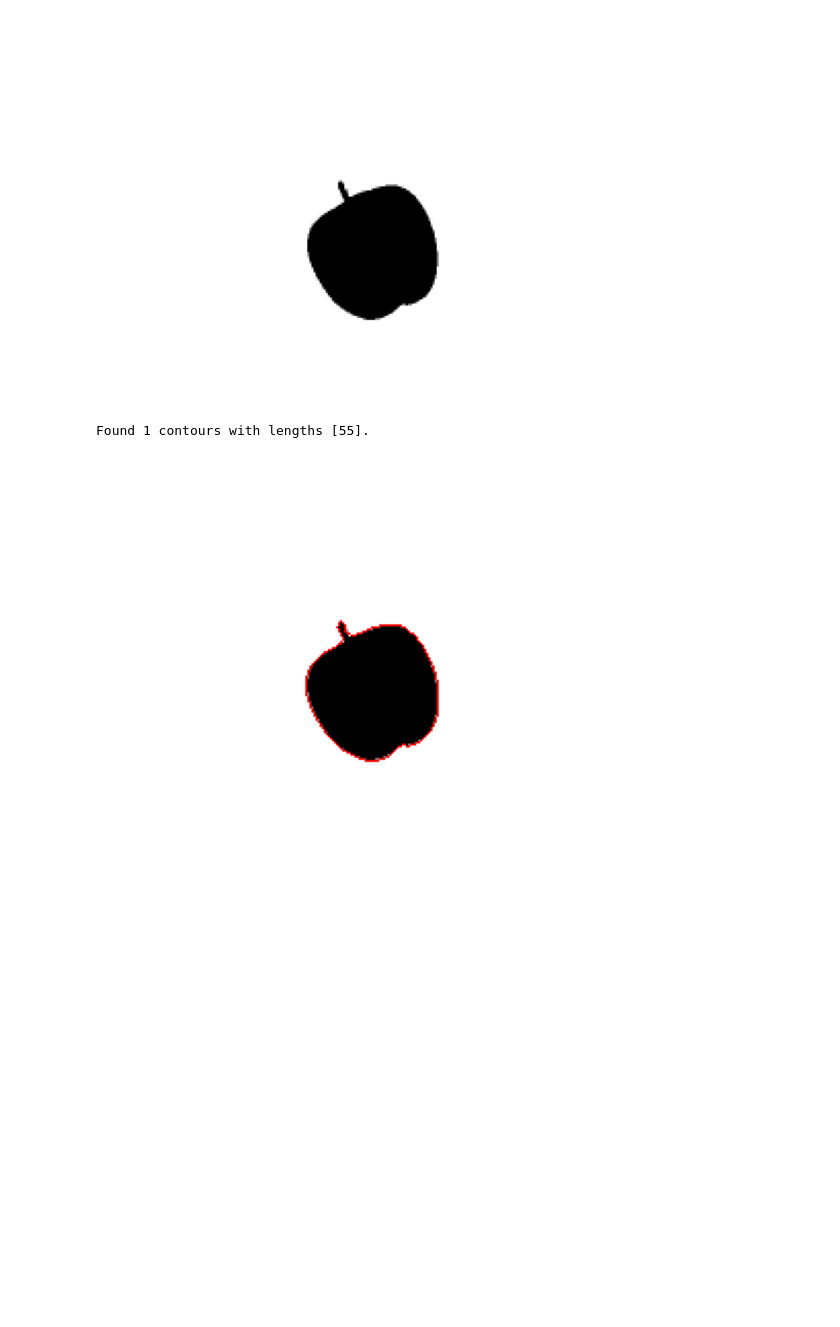
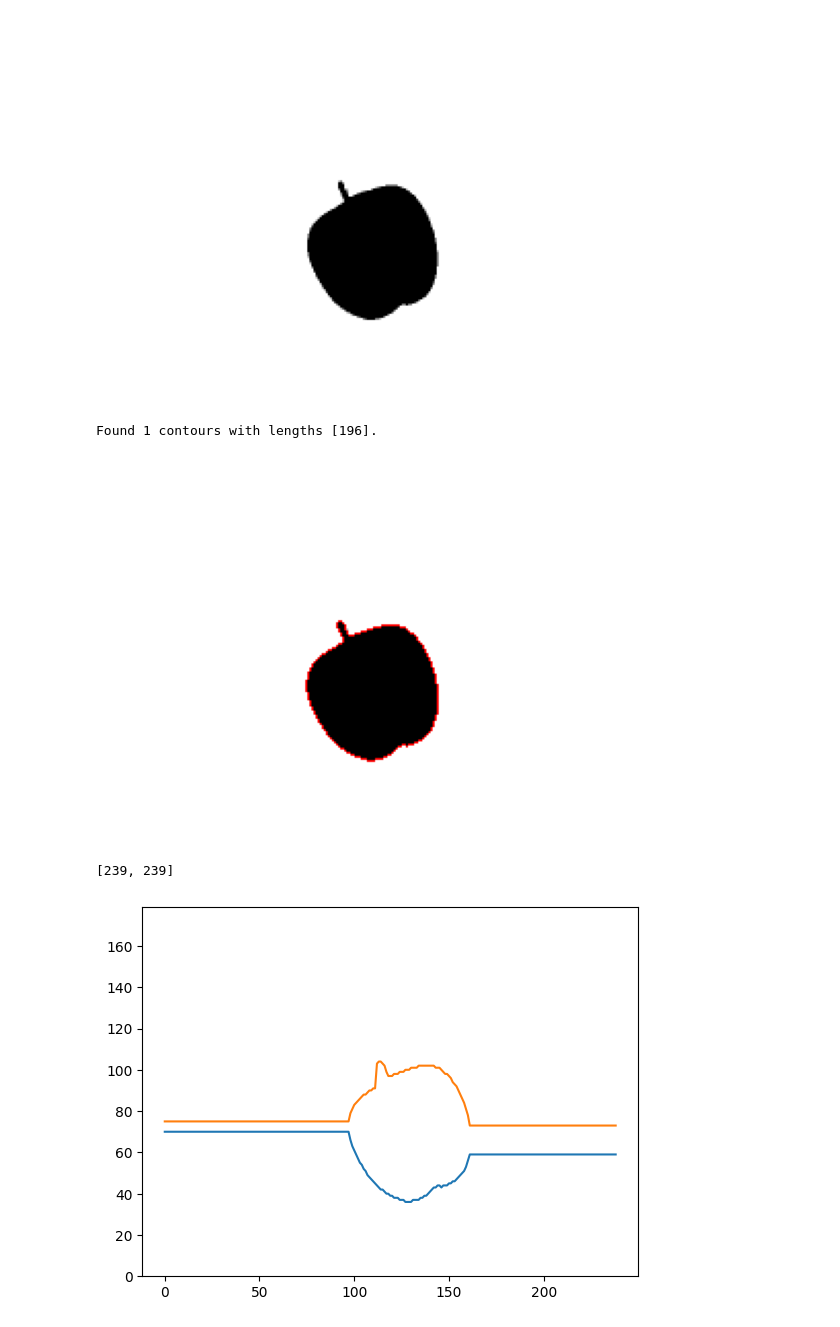
Before and after one commit to LostBitset/mosfet-bad-apple, a Jupyter notebook: Notebook.ipynb, the cells around one changed output. Cells and saved outputs as stored; diff of their text form; code cells hidden in the pictures; blank space fills up the shorter version.

```diff
--- a/Notebook.ipynb
+++ b/Notebook.ipynb
@@ -20,10 +20,57 @@ imdisp(image)
 # %% [output]
 [figure]
 # %%
-conts, hier = cv2.findContours(image, cv2.RETR_TREE, cv2.CHAIN_APPROX_TC89_KCOS)
-conts = [ i for i in conts if len(i) != 4 or [0, 0] not in i ]
+conts, hier = cv2.findContours(image, cv2.RETR_TREE, cv2.CHAIN_APPROX_NONE)
+conts = [ i for i in conts if [0, 0] not in i ]
 print(f"Found {len(conts)} contours with lengths {[ len(i) for i in conts ]}.")
 imdisp(cv2.drawContours(cv2.cvtColor(image.copy(), cv2.COLOR_GRAY2BGR), conts, -1, (0,0,255), 1))
 # %% [output]
-Found 1 contours with lengths [55].
+Found 1 contours with lengths [196].
 [figure]
+# %%
+def contour_to_lines(cont):
+    contmap = {}
+    for [[x, y]] in cont:
+        if x not in contmap:
+            contmap[x] = []
+        contmap[x].append(y)
+    rlines = [{}, {}]
+    entrances = [None, None]
+    for x, ys in contmap.items():
+        if entrances[0] is None:
+            entrances[0] = (x, max(ys))
+        else:
+            (prev_x, _) = entrances[0]
+            if x < prev_x:
+                entrances[0] = (x, max(ys))
+        if entrances[1] is None:
+            entrances[1] = (x, min(ys))
+        else:
+            (prev_x, _) = entrances[1]
+            if x < prev_x:
+                entrances[1] = (x, min(ys))
+        rlines[0][x] = max(ys)
+        rlines[1][x] = min(ys)
+    lines = [[], []]
+    lasts = [ i for (_, i) in entrances ]
+    for x in range(239):
+        n1 = rlines[0].get(x, lasts[0])
+        n2 = rlines[1].get(x, lasts[1])
+        lines[0].append(179 - n1)
+        lines[1].append(179 - n2)
+        lasts[0] = n1
+        lasts[1] = n2
+    return lines
+lines = contour_to_lines(conts[0])
+[ len(i) for i in lines ]
+# %% [output]
+[239, 239]
+# %%
+def plot_lines(lines):
+    plt.plot(lines[0])
+    plt.plot(lines[1])
+    plt.ylim((0, 179))
+    plt.show()
+plot_lines(lines)
+# %% [output]
+[figure, added]
```
